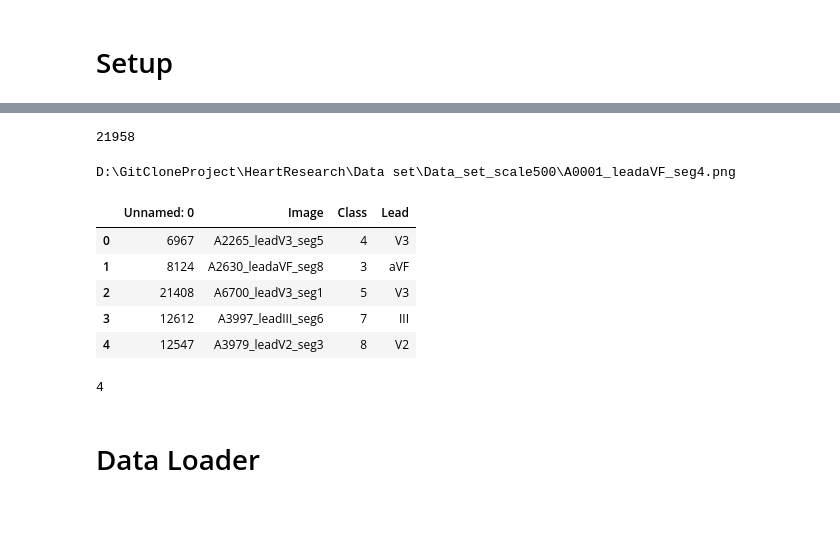
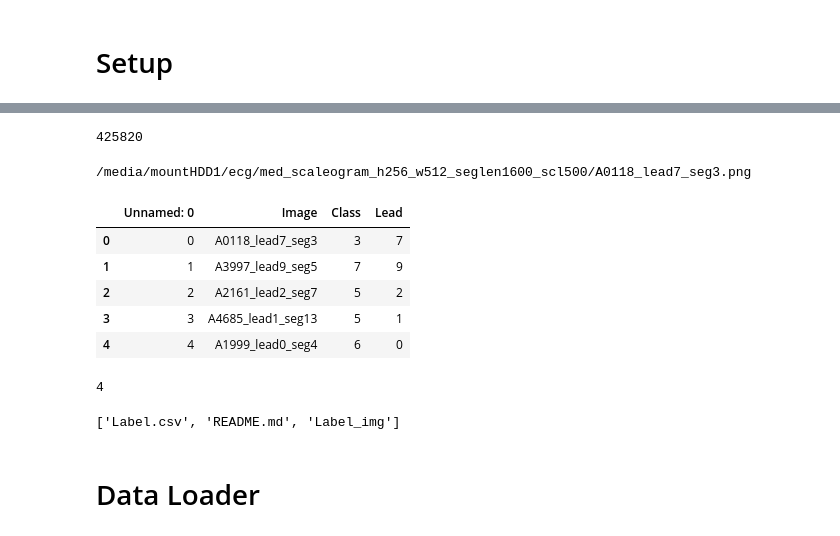
Before and after one commit to ScaleMind-C9308A/HeartResearch, a Jupyter notebook: Experiment/Approach/EfficientB0/efficientb0-ori-multitask-Copy1.ipynb, the cells around one changed output, grey strips where cells are left out. Cells and saved outputs as stored; diff of their text form; code cells hidden in the pictures.

```diff
--- a/Experiment/Approach/EfficientB0/efficientb0-ori-multitask-Copy1.ipynb
+++ b/Experiment/Approach/EfficientB0/efficientb0-ori-multitask-Copy1.ipynb
@@ -41,18 +41,19 @@ D:\GitCloneProject\HeartResearch
 # %%
 # D:\GitCloneProject\HeartResearch\Data set\v4_data\med_scaleogram_h256_w512_seglen1600_scl500
-main_data_dir = os.getcwd() + "\\Data set"
+main_data_dir = os.getcwd() + "/Data set"
 
-label_csv_path = main_data_dir + "\\"
+label_csv_path = main_data_dir + "/Label_img"
 
-lead = ['I','II','III','aVR','aVL','aVF','V1','V2','V3','V4','V5','V6']
+# lead = ['I','II','III','aVR','aVL','aVF','V1','V2','V3','V4','V5','V6']
+lead = [0,1,2,3,4,5,6,7,8,9,10,11]
 lead_to_onehot = {leads : torch.nn.functional.one_hot(torch.tensor([index])[0], num_classes = 12) for index, leads in enumerate(lead)}
 
 class_la = [1,2,3,4,5,6,7,8,9]
 class_to_onehot = {classes : torch.nn.functional.one_hot(torch.tensor([index])[0], num_classes = 9) for index, classes in enumerate(class_la)}
 
-img_data_dir = main_data_dir + "\\Data_set_scale500"
-img_data_list =  glob(img_data_dir + "\\*")
+img_data_dir = "/media/mountHDD1/ecg/med_scaleogram_h256_w512_seglen1600_scl500"
+img_data_list =  glob(img_data_dir + "/*")
 
 print(len(os.listdir(img_data_dir)))
 # %% [output]
-21958
+425820
@@ -78,21 +60,25 @@ dataset_df.to_csv(main_data_dir + "\\Data_set_scale{}\\dataset".format(scale))
 # %%
 print(img_data_list[0])
 # %% [output]
-D:\GitCloneProject\HeartResearch\Data set\Data_set_scale500\A0001_leadaVF_seg4.png
+/media/mountHDD1/ecg/med_scaleogram_h256_w512_seglen1600_scl500/A0118_lead7_seg3.png
 # %%
-label_df = pd.read_csv(main_data_dir+"\\dataset")
+label_df = pd.read_csv(label_csv_path)
 label_df.head()
 # %% [output]
 |  | Unnamed: 0 | Image | Class | Lead |
-| 0 | 6967 | A2265_leadV3_seg5 | 4 | V3 |
-| 1 | 8124 | A2630_leadaVF_seg8 | 3 | aVF |
-| 2 | 21408 | A6700_leadV3_seg1 | 5 | V3 |
-| 3 | 12612 | A3997_leadIII_seg6 | 7 | III |
-| 4 | 12547 | A3979_leadV2_seg3 | 8 | V2 |
+| 0 | 0 | A0118_lead7_seg3 | 3 | 7 |
+| 1 | 1 | A3997_lead9_seg5 | 7 | 9 |
+| 2 | 2 | A2161_lead2_seg7 | 5 | 2 |
+| 3 | 3 | A4685_lead1_seg13 | 5 | 1 |
+| 4 | 4 | A1999_lead0_seg4 | 6 | 0 |
 # %%
 label_df["Class"][0]
 # %% [output]
 4
+# %%
+print(os.listdir(main_data_dir))
+# %% [output]
+['Label.csv', 'README.md', 'Label_img']
 # %% [markdown]
  # Data Loader
 # %%
```
Also changed, not shown: parts of 11 cells of this notebook.
